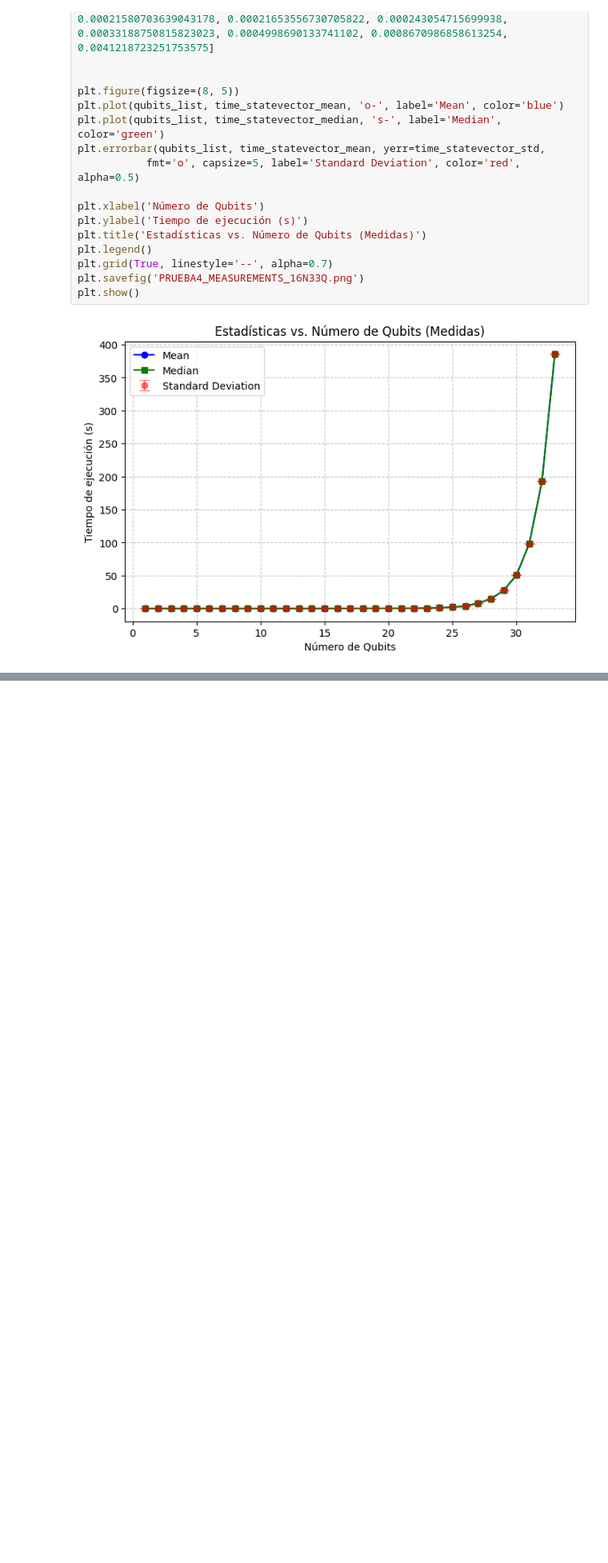
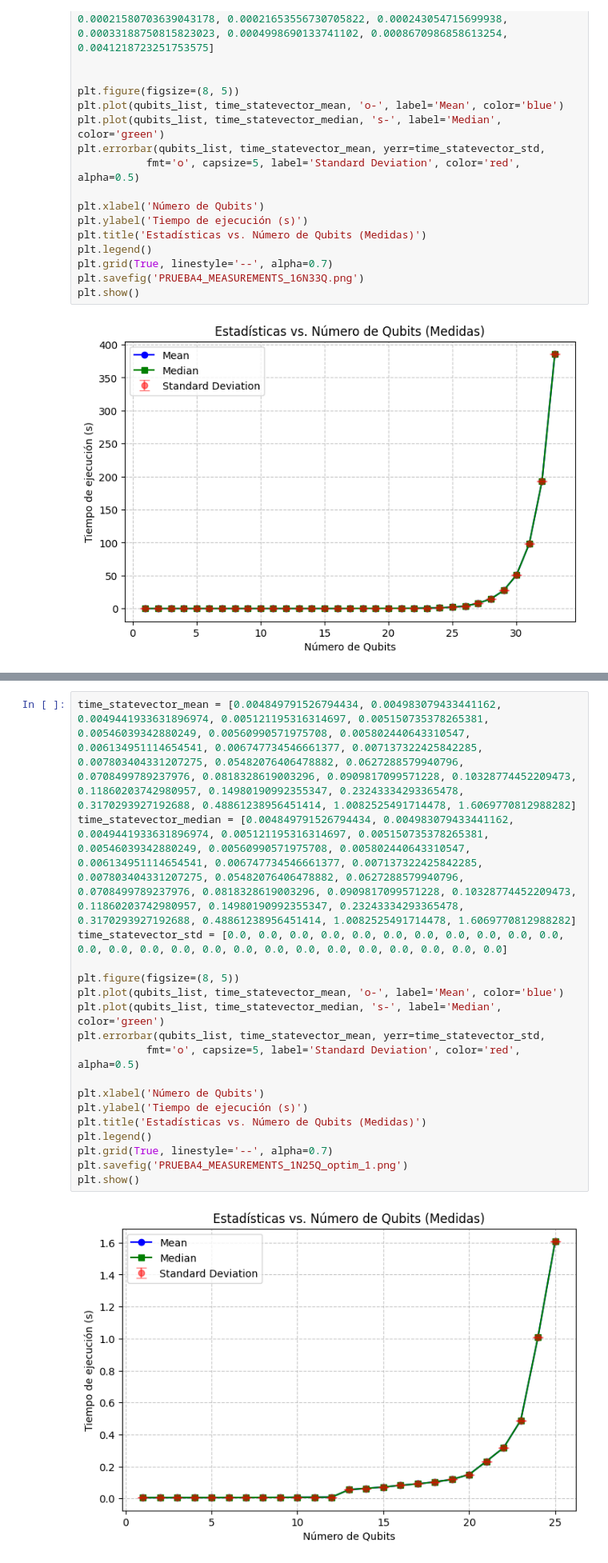
Before and after one commit to RaquelAlfonso/Practica-1-HPC, a Jupyter notebook: hpc_qlacs.ipynb, the cells around one changed output, grey strips where cells are left out. Shown at 80% size. Cells and saved outputs as stored; diff of their text form; blank space fills up the shorter version.

```diff
--- a/hpc_qlacs.ipynb
+++ b/hpc_qlacs.ipynb
@@ -1067,0 +1134,20 @@ plt.show()
+# %%
+time_statevector_mean = [0.004849791526794434, 0.004983079433441162, 0.0049441933631896974, 0.005121195316314697, 0.005150735378265381, 0.00546039342880249, 0.00560990571975708, 0.005802440643310547, 0.006134951114654541, 0.006747734546661377, 0.007137322425842285, 0.007803404331207275, 0.05482076406478882, 0.0627288579940796, 0.0708499789237976, 0.0818328619003296, 0.0909817099571228, 0.10328774452209473, 0.11860203742980957, 0.14980190992355347, 0.23243334293365478, 0.3170293927192688, 0.48861238956451414, 1.0082525491714478, 1.6069770812988282]
+time_statevector_median = [0.004849791526794434, 0.004983079433441162, 0.0049441933631896974, 0.005121195316314697, 0.005150735378265381, 0.00546039342880249, 0.00560990571975708, 0.005802440643310547, 0.006134951114654541, 0.006747734546661377, 0.007137322425842285, 0.007803404331207275, 0.05482076406478882, 0.0627288579940796, 0.0708499789237976, 0.0818328619003296, 0.0909817099571228, 0.10328774452209473, 0.11860203742980957, 0.14980190992355347, 0.23243334293365478, 0.3170293927192688, 0.48861238956451414, 1.0082525491714478, 1.6069770812988282]
+time_statevector_std = [0.0, 0.0, 0.0, 0.0, 0.0, 0.0, 0.0, 0.0, 0.0, 0.0, 0.0, 0.0, 0.0, 0.0, 0.0, 0.0, 0.0, 0.0, 0.0, 0.0, 0.0, 0.0, 0.0, 0.0, 0.0]
+
+plt.figure(figsize=(8, 5))
+plt.plot(qubits_list, time_statevector_mean, 'o-', label='Mean', color='blue')
+plt.plot(qubits_list, time_statevector_median, 's-', label='Median', color='green')
+plt.errorbar(qubits_list, time_statevector_mean, yerr=time_statevector_std,
+           fmt='o', capsize=5, label='Standard Deviation', color='red', alpha=0.5)
+
+plt.xlabel('Número de Qubits')
+plt.ylabel('Tiempo de ejecución (s)')
+plt.title('Estadísticas vs. Número de Qubits (Medidas)')
+plt.legend()
+plt.grid(True, linestyle='--', alpha=0.7)
+plt.savefig('PRUEBA4_MEASUREMENTS_1N25Q_optim_1.png')
+plt.show()
+# %% [output]
+[figure, added]
```
Also changed, not shown: parts of 8 cells of this notebook.
